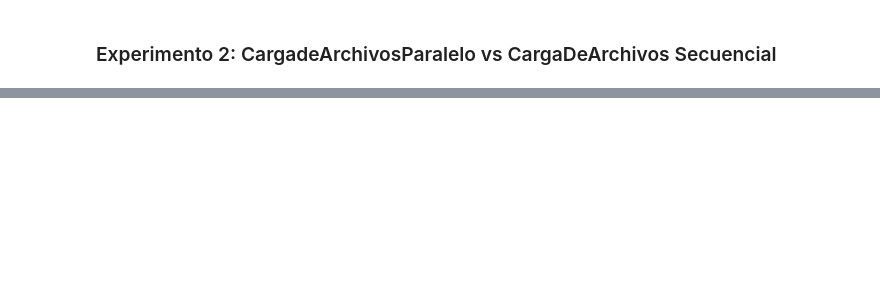
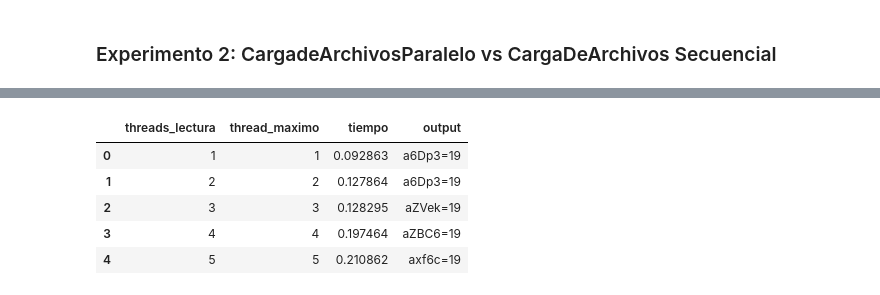
Before and after one commit to apsosa/tp_threads, a Jupyter notebook: experimentos/graficos.ipynb, the cells around one changed output, grey strips where cells are left out. Cells and saved outputs as stored; diff of their text form; code cells hidden in the pictures; blank space fills up the shorter version.

```diff
--- a/experimentos/graficos.ipynb
+++ b/experimentos/graficos.ipynb
@@ -97,0 +117,9 @@ plt.show()
+# %%
+df_salida_no_concurernte.head()
+# %% [output]
+|  | threads_lectura | thread_maximo | tiempo | output |
+| 0 | 1 | 1 | 0.092863 | a6Dp3=19 |
+| 1 | 2 | 2 | 0.127864 | a6Dp3=19 |
+| 2 | 3 | 3 | 0.128295 | aZVek=19 |
+| 3 | 4 | 4 | 0.197464 | aZBC6=19 |
+| 4 | 5 | 5 | 0.210862 | axf6c=19 |
```
Also changed, not shown: parts of 7 cells of this notebook, 4 other files.
